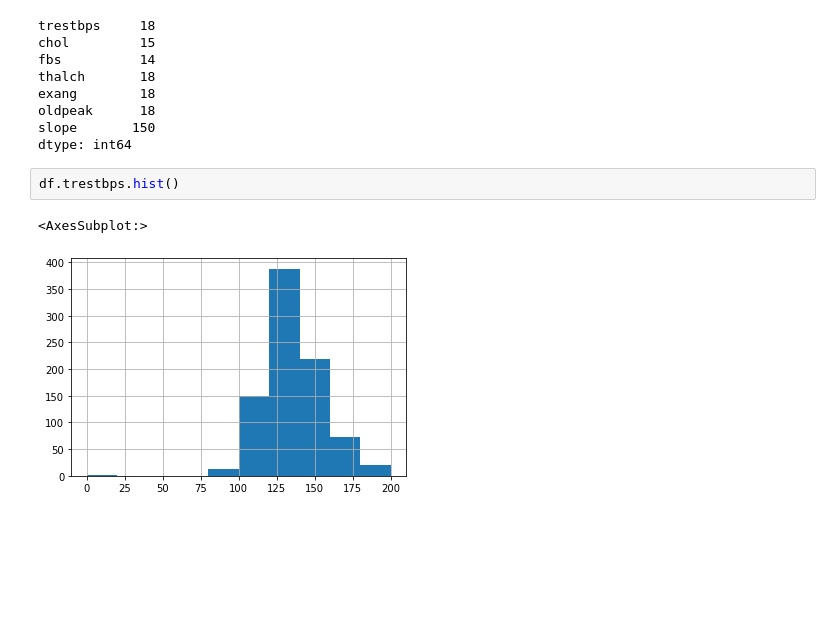
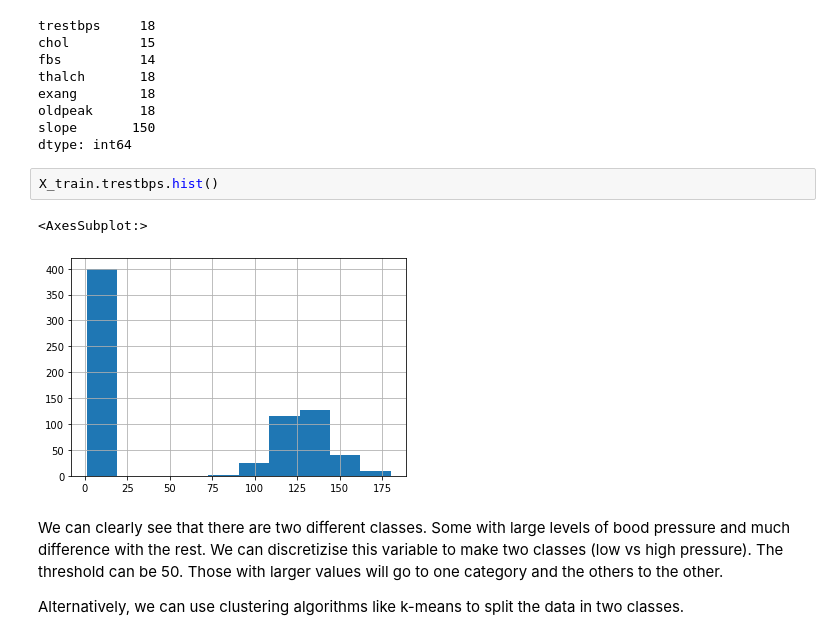
Before and after one commit to angelbujalance/UCI-ML, a Jupyter notebook: test.ipynb, the cells around one changed output. Cells and saved outputs as stored; diff of their text form; blank space fills up the shorter version.

```diff
--- a/test.ipynb
+++ b/test.ipynb
@@ -150,7 +150,11 @@ oldpeak      18
 slope       150
 dtype: int64
 # %%
-df.trestbps.hist()
+X_train.trestbps.hist()
 # %% [output]
 <AxesSubplot:>
-[figure, old version]
+[figure, new version]
+# %% [markdown]
+We can clearly see that there are two different classes. Some with large levels of bood pressure and much difference with the rest. We can discretizise this variable to make two classes (low vs high pressure). The threshold can be 50. Those with larger values will go to one category and the others to the other.
+
+Alternatively, we can use clustering algorithms like k-means to split the data in two classes.
```
Also changed, not shown: parts of 1 cell of this notebook.
